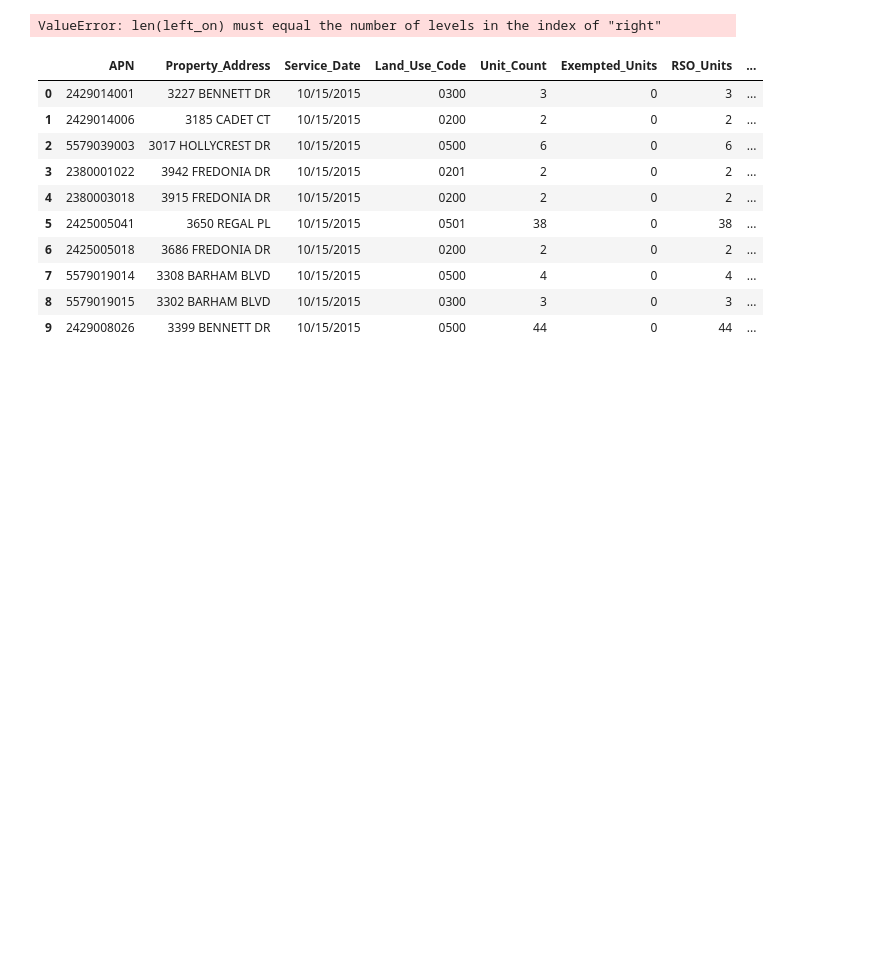
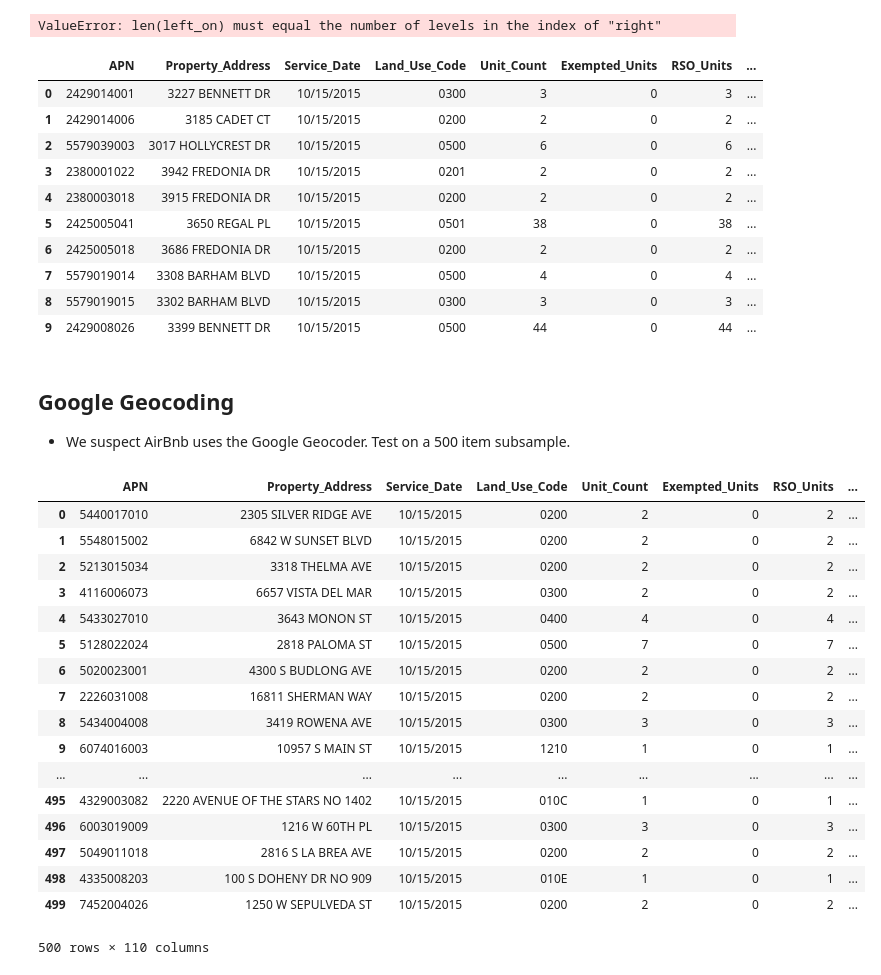
Before and after one commit to CityOfLosAngeles/airbnb-rso-analysis, a Jupyter notebook: ExplorartoryAnalysis.ipynb, the cells around one changed output. Cells and saved outputs as stored; diff of their text form; code cells hidden in the pictures; blank space fills up the shorter version.

Commit message:
turns out Google is not Airbnbs geocoder

```diff
--- a/Analysis.ipynb
+++ b/ExplorartoryAnalysis.ipynb
@@ -118,3 +98,37 @@ dd.head(10, npartitions=10)
 | 7 | 5579019014 | 3308 BARHAM BLVD | 10/15/2015 | 0500 | 4 | 0 | 4 | ... |
 | 8 | 5579019015 | 3302 BARHAM BLVD | 10/15/2015 | 0300 | 3 | 0 | 3 | ... |
 | 9 | 2429008026 | 3399 BENNETT DR | 10/15/2015 | 0500 | 44 | 0 | 44 | ... |
+# %% [markdown]
+##  Google Geocoding
+* We suspect AirBnb uses the Google Geocoder. Test on a 500 item subsample.
+# %%
+subset = rent_controlled.sample(500)
+# %%
+def goog_geocode(row):
+    g = geocoder.google(row.Secondary_Address)
+    return g.latlng
+# %%
+subset.latlng = subset.progress_apply(goog_geocode, axis = 1)
+# %%
+subset[['latitude', 'longitude']] = subset.latlng.apply(pd.Series)
+# %%
+subset.merge(listings, on=['latitude', 'longitude'], how='left')
+# %% [output]
+|  | APN | Property_Address | Service_Date | Land_Use_Code | Unit_Count | Exempted_Units | RSO_Units | ... |
+| 0 | 5440017010 | 2305 SILVER RIDGE AVE | 10/15/2015 | 0200 | 2 | 0 | 2 | ... |
+| 1 | 5548015002 | 6842 W SUNSET BLVD | 10/15/2015 | 0200 | 2 | 0 | 2 | ... |
+| 2 | 5213015034 | 3318 THELMA AVE | 10/15/2015 | 0200 | 2 | 0 | 2 | ... |
+| 3 | 4116006073 | 6657 VISTA DEL MAR | 10/15/2015 | 0300 | 2 | 0 | 2 | ... |
+| 4 | 5433027010 | 3643 MONON ST | 10/15/2015 | 0400 | 4 | 0 | 4 | ... |
+| 5 | 5128022024 | 2818 PALOMA ST | 10/15/2015 | 0500 | 7 | 0 | 7 | ... |
+| 6 | 5020023001 | 4300 S BUDLONG AVE | 10/15/2015 | 0200 | 2 | 0 | 2 | ... |
+| 7 | 2226031008 | 16811 SHERMAN WAY | 10/15/2015 | 0200 | 2 | 0 | 2 | ... |
+| 8 | 5434004008 | 3419 ROWENA AVE | 10/15/2015 | 0300 | 3 | 0 | 3 | ... |
+| 9 | 6074016003 | 10957 S MAIN ST | 10/15/2015 | 1210 | 1 | 0 | 1 | ... |
+| ... | ... | ... | ... | ... | ... | ... | ... | ... |
+| 495 | 4329003082 | 2220 AVENUE OF THE STARS NO 1402 | 10/15/2015 | 010C | 1 | 0 | 1 | ... |
+| 496 | 6003019009 | 1216 W 60TH PL | 10/15/2015 | 0300 | 3 | 0 | 3 | ... |
+| 497 | 5049011018 | 2816 S LA BREA AVE | 10/15/2015 | 0200 | 2 | 0 | 2 | ... |
+| 498 | 4335008203 | 100 S DOHENY DR NO 909 | 10/15/2015 | 010E | 1 | 0 | 1 | ... |
+| 499 | 7452004026 | 1250 W SEPULVEDA ST | 10/15/2015 | 0200 | 2 | 0 | 2 | ... |
+500 rows × 110 columns
```
Also changed, not shown: parts of 2 cells of this notebook.
